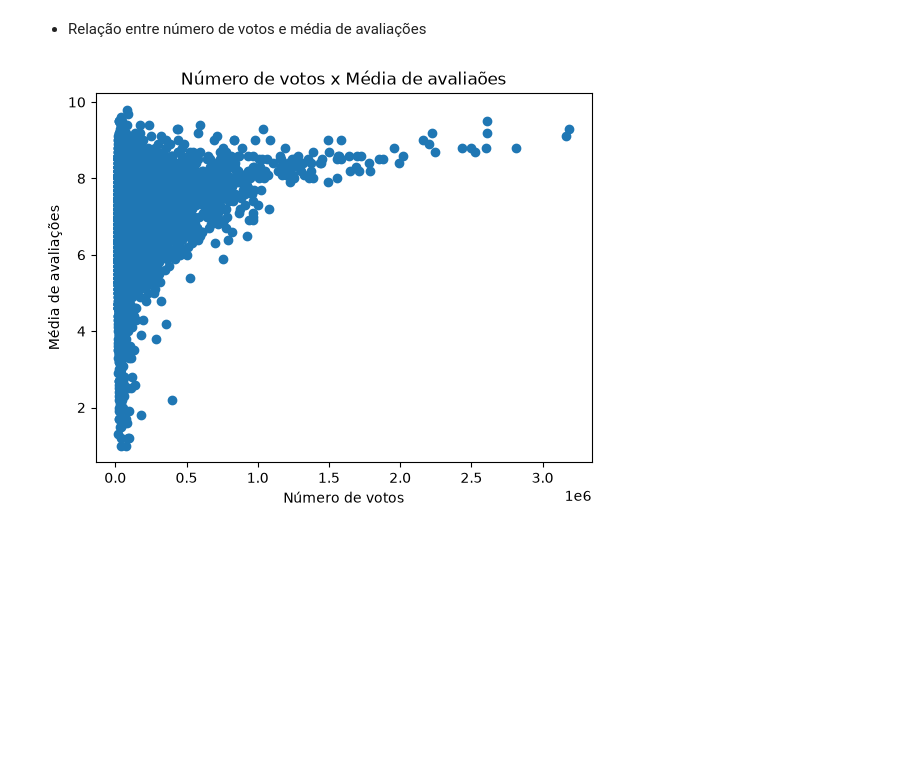
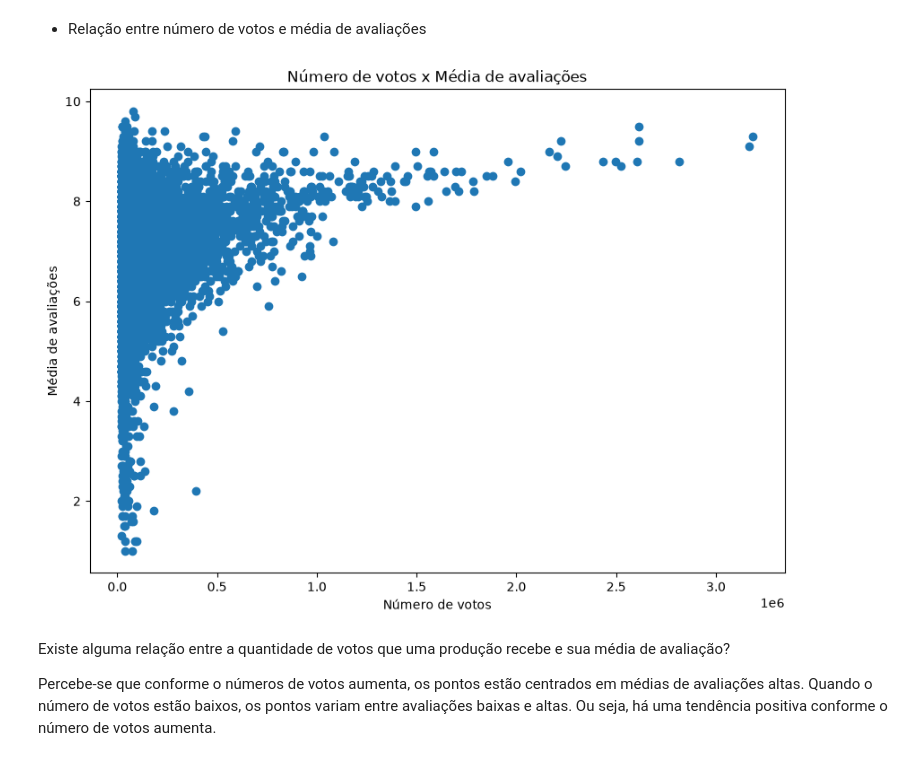
Before and after one commit to Lana230/analise_filmes_series, a Jupyter notebook: main.ipynb, the cells around one changed output. Cells and saved outputs as stored; diff of their text form; code cells hidden in the pictures; blank space fills up the shorter version.

```diff
--- a/main.ipynb
+++ b/main.ipynb
@@ -216,10 +245,10 @@ Pode ser observado que há uma discrepância entre as categorias, aquela que mai
 print("Ano da produção mais recente:", df_renomeado["Ano"].max())
 print("Ano da produção mais antiga:", df_renomeado["Ano"].min(), '\n')
 
-df_renomeado["Decada"] = (df_renomeado["Ano"] // 10) * 10
-df_renomeado["Decada_rotulo"] = df_renomeado["Decada"].astype(str) + "-" + (df_renomeado["Decada"] + 9).astype(str)
+decada = (df_renomeado["Ano"] // 10) * 10
+decada_rotulo = decada.astype(str) + "-" + (decada + 9).astype(str)
 
-qtd_por_decada = df_renomeado["Decada_rotulo"].value_counts().sort_index()
+qtd_por_decada = decada_rotulo.value_counts().sort_index()
 print(qtd_por_decada)
 
 plt.figure(figsize=(16, 12))
@@ -322,10 +351,15 @@ Há uma grande queda nas médias de avaliações de produções de 1900 à 1915.
 - Relação entre número de votos e média de avaliações
 # %%
 #Gráfico de dispersão(scatter)
+plt.figure(figsize=(10,7))
 plt.scatter(df_renomeado["Numero_Votos"], df_renomeado["Media_Avaliacao"])
-plt.title("Número de votos x Média de avaliaões")
+plt.title("Número de votos x Média de avaliações")
 plt.xlabel("Número de votos")
 plt.ylabel("Média de avaliações")
 plt.show()
 # %% [output]
-[figure, old version]
+[figure, new version]
+# %% [markdown]
+Existe alguma relação entre a quantidade de votos que uma produção recebe e sua média de avaliação?
+
+Percebe-se que conforme o números de votos aumenta, os pontos estão centrados em médias de avaliações altas. Quando o número de votos estão baixos, os pontos variam entre avaliações baixas e altas. Ou seja, há uma tendência positiva conforme o número de votos aumenta.
```
Also changed, not shown: parts of 4 cells of this notebook.
